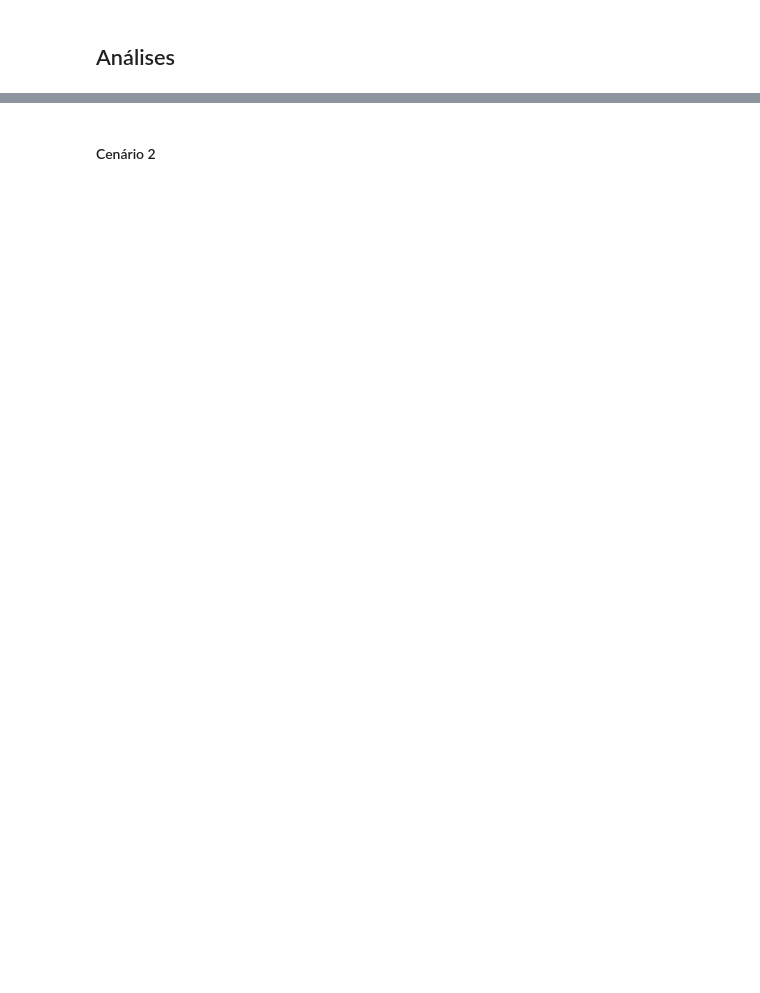
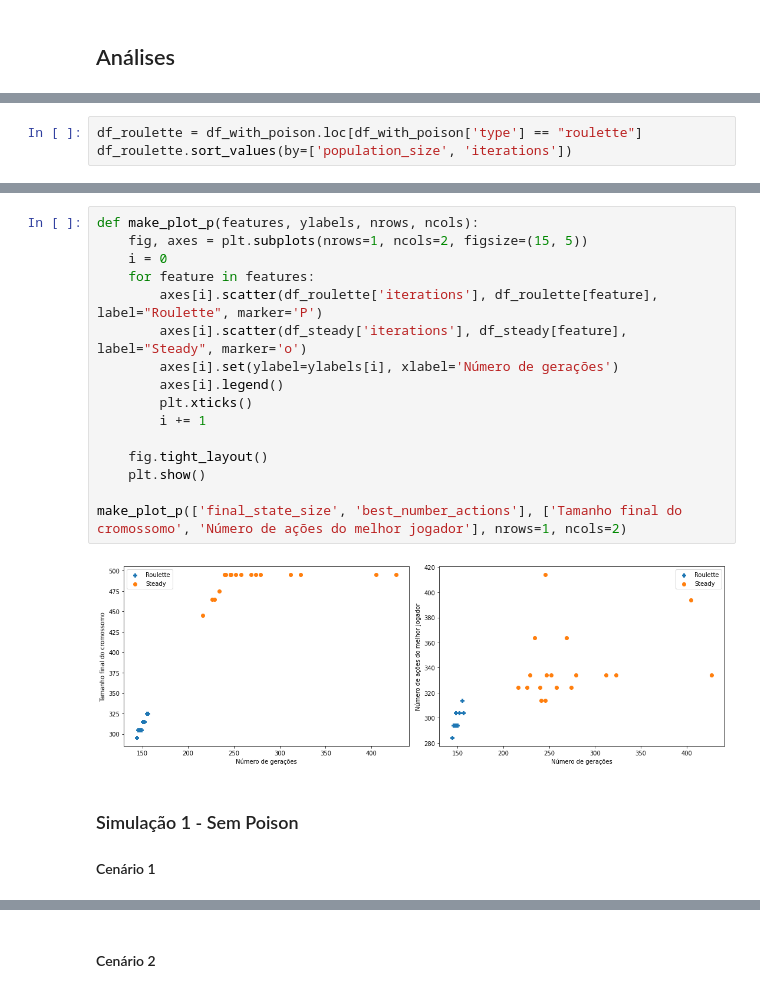
Before and after one commit to carolineap/hardest-pygame-ever, a Jupyter notebook: whg.ipynb, the cells around one changed output, grey strips where cells are left out. Saved outputs shown, nothing was run; the diff lists cells and outputs as text; blank space fills up the shorter version.

```diff
--- a/whg.ipynb
+++ b/whg.ipynb
@@ -130,0 +154,3 @@ df_steady
+# %%
+df_roulette = df_with_poison.loc[df_with_poison['type'] == "roulette"]
+df_roulette.sort_values(by=['population_size', 'iterations'])
@@ -130,0 +191,22 @@ df_steady
+# %%
+def make_plot_p(features, ylabels, nrows, ncols):
+    fig, axes = plt.subplots(nrows=1, ncols=2, figsize=(15, 5))
+    i = 0
+    for feature in features:
+        axes[i].scatter(df_roulette['iterations'], df_roulette[feature], label="Roulette", marker='P')
+        axes[i].scatter(df_steady['iterations'], df_steady[feature], label="Steady", marker='o')
+        axes[i].set(ylabel=ylabels[i], xlabel='Número de gerações')
+        axes[i].legend()
+        plt.xticks()
+        i += 1
+
+    fig.tight_layout()
+    plt.show()
+
+make_plot_p(['final_state_size', 'best_number_actions'], ['Tamanho final do cromossomo', 'Número de ações do melhor jogador'], nrows=1, ncols=2)
+# %% [output]
+[figure, added]
+# %% [markdown]
+### Simulação 1 - Sem Poison
+
+#### Cenário 1
```
Also changed, not shown: parts of 25 cells of this notebook, 5 other files.
